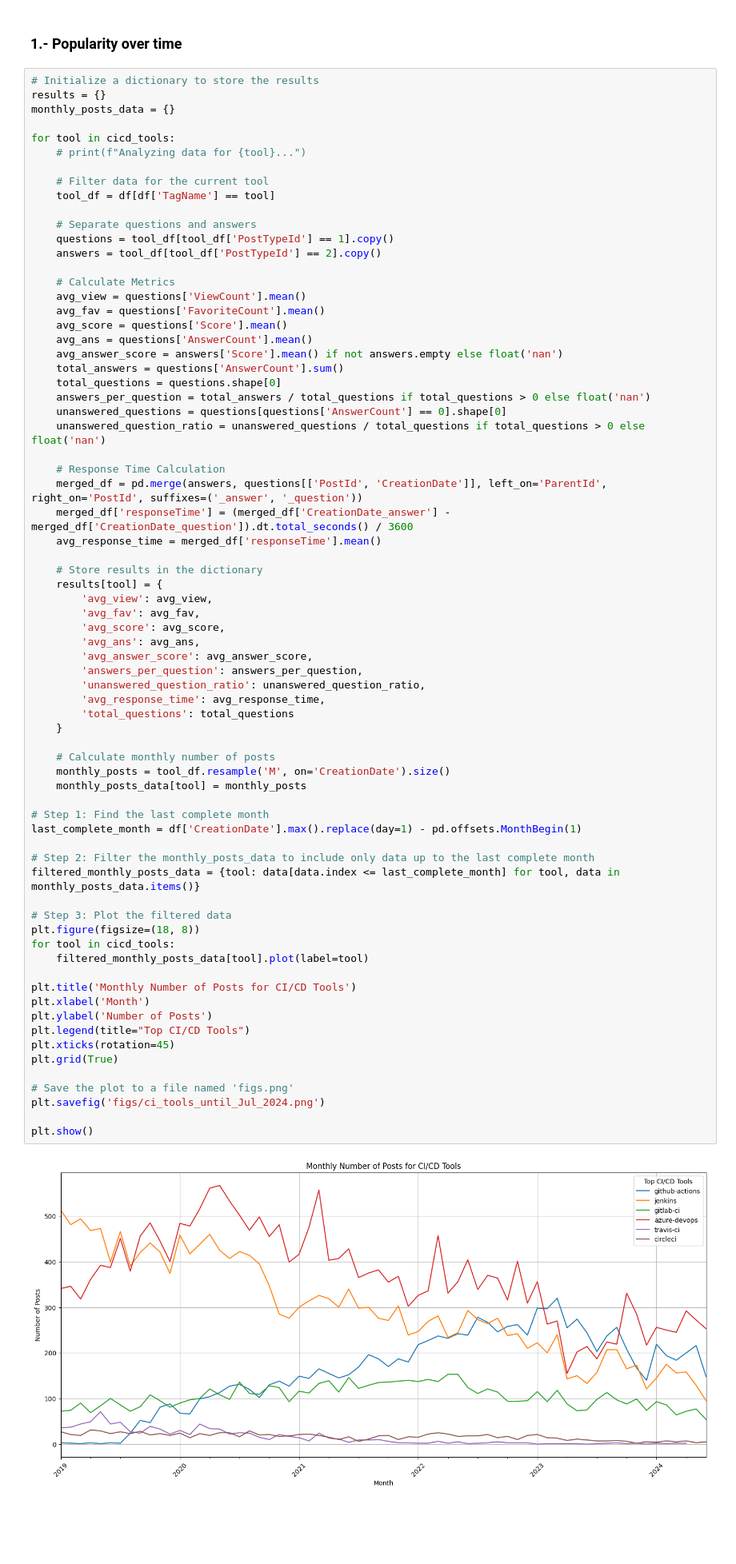
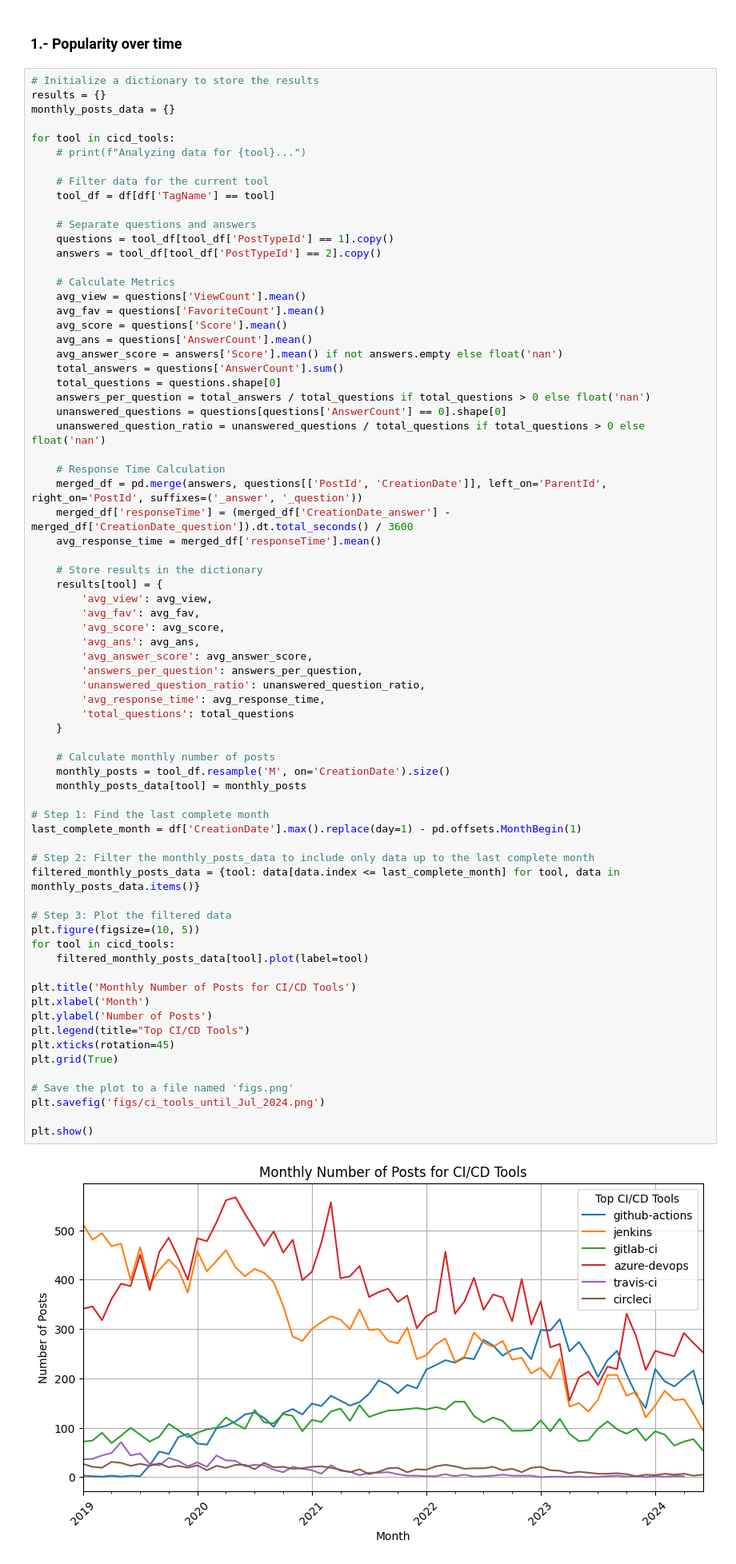
Before and after one commit to sandro-hernandez/GA_Developer_Needs_replication_package, a Jupyter notebook: RQ1_Relevance/ci_tools.ipynb, the cells around one changed output. Shown at 80% size. Saved outputs shown, nothing was run; the diff lists cells and outputs as text; blank space fills up the shorter version.

```diff
--- a/RQ1_Relevance/ci_tools.ipynb
+++ b/RQ1_Relevance/ci_tools.ipynb
@@ -150,35 +168,35 @@ for tool in cicd_tools:
         'avg_response_time': avg_response_time,
         'total_questions': total_questions
     }
 
     # Calculate monthly number of posts
     monthly_posts = tool_df.resample('M', on='CreationDate').size()
     monthly_posts_data[tool] = monthly_posts
 
 # Step 1: Find the last complete month
 last_complete_month = df['CreationDate'].max().replace(day=1) - pd.offsets.MonthBegin(1)
 
 # Step 2: Filter the monthly_posts_data to include only data up to the last complete month
 filtered_monthly_posts_data = {tool: data[data.index <= last_complete_month] for tool, data in monthly_posts_data.items()}
 
 # Step 3: Plot the filtered data
-plt.figure(figsize=(18, 8))
+plt.figure(figsize=(10, 5))
 for tool in cicd_tools:
     filtered_monthly_posts_data[tool].plot(label=tool)
 
 plt.title('Monthly Number of Posts for CI/CD Tools')
 plt.xlabel('Month')
 plt.ylabel('Number of Posts')
 plt.legend(title="Top CI/CD Tools")
 plt.xticks(rotation=45)
 plt.grid(True)
 
 # Save the plot to a file named 'figs.png'
 plt.savefig('figs/ci_tools_until_Jul_2024.png')
 
 plt.show()
 # %% [output]
-[figure, old version]
+[figure, new version]
 # %%
 last_complete_month
 # %% [output]
```
Also changed, not shown: parts of 4 cells of this notebook, 32 other files.
